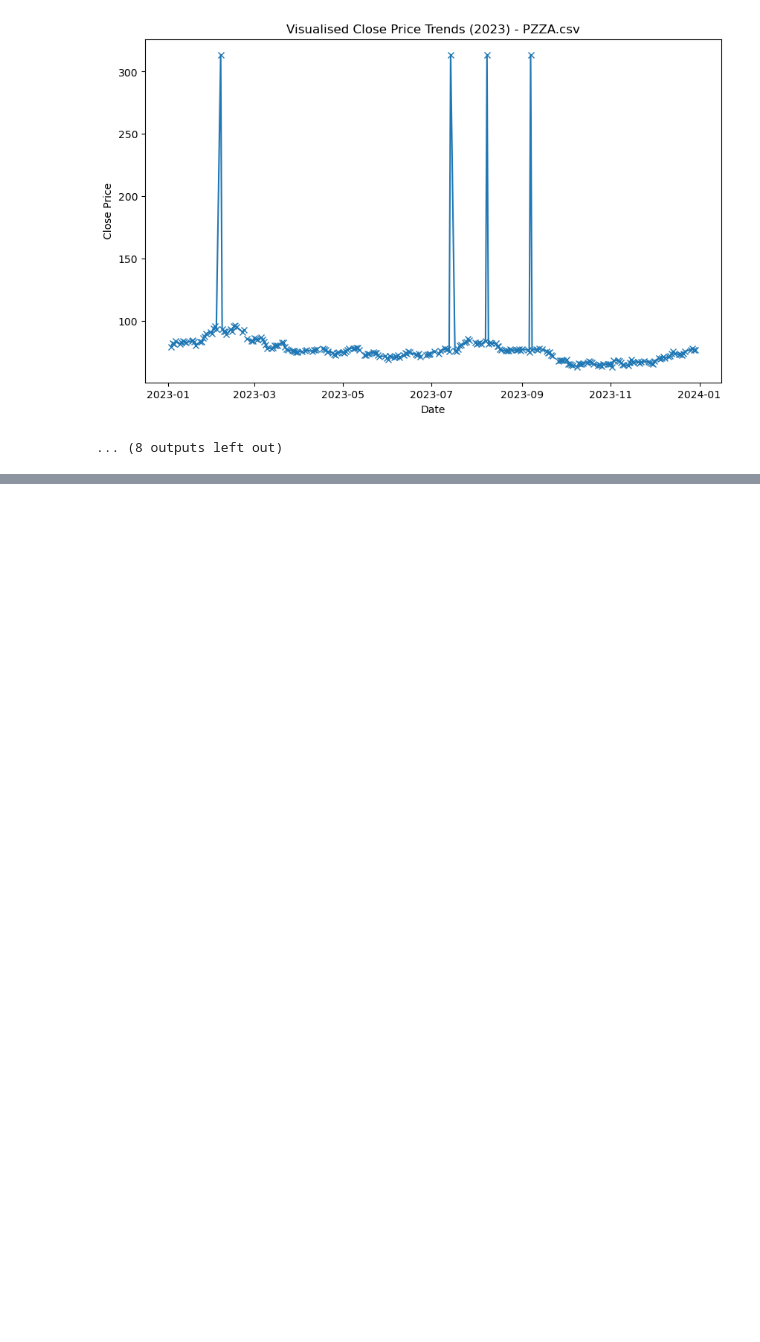
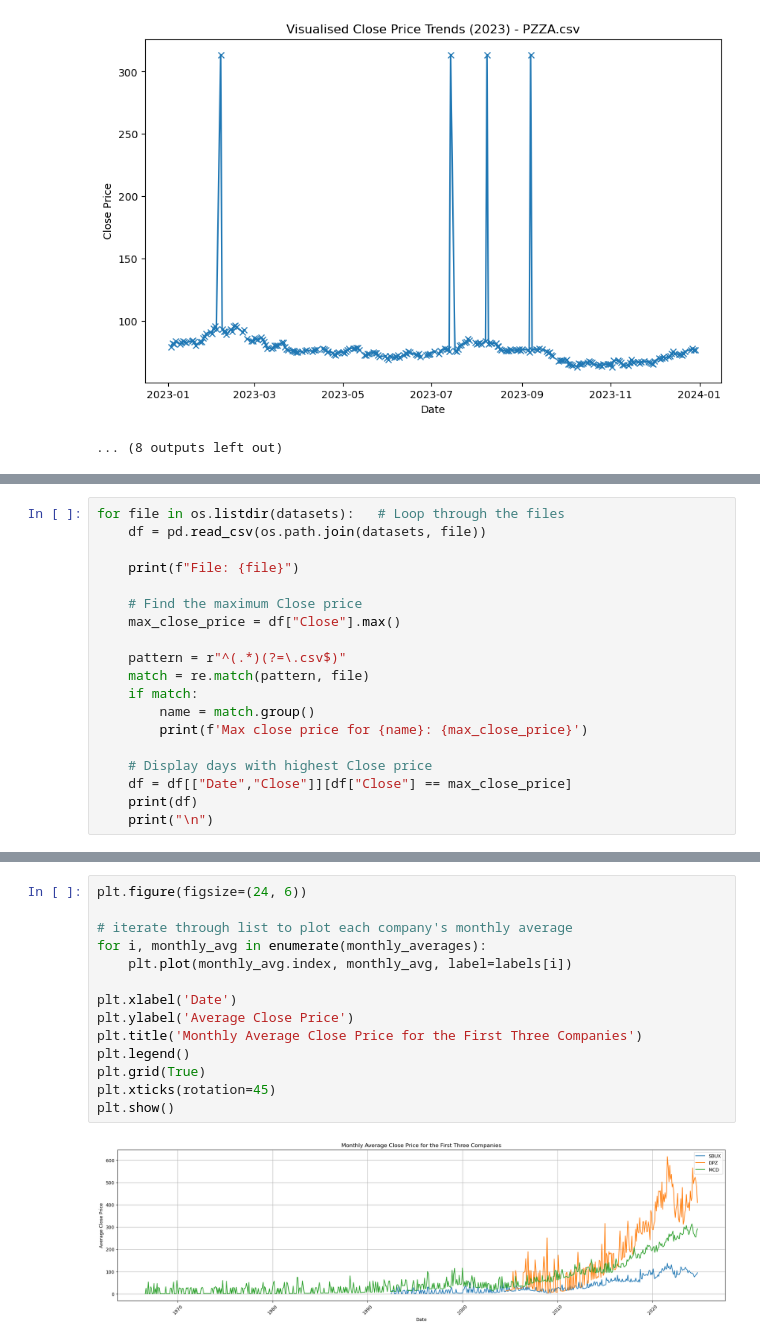
Before and after one commit to Ricksuarez29/Final_Project_PDS_G12, a Jupyter notebook: Final_project_Group_12.ipynb, the cells around one changed output, grey strips where cells are left out. Cells and saved outputs as stored; diff of their text form; blank space fills up the shorter version.

```diff
--- a/Final_project_Group_12.ipynb
+++ b/Final_project_Group_12.ipynb
@@ -82,0 +86,19 @@ File: PZZA.csv
+# %%
+for file in os.listdir(datasets):   # Loop through the files
+    df = pd.read_csv(os.path.join(datasets, file))
+
+    print(f"File: {file}")
+
+    # Find the maximum Close price
+    max_close_price = df["Close"].max()
+
+    pattern = r"^(.*)(?=\.csv$)"
+    match = re.match(pattern, file)
+    if match:
+        name = match.group()
+        print(f'Max close price for {name}: {max_close_price}')
+
+    # Display days with highest Close price
+    df = df[["Date","Close"]][df["Close"] == max_close_price]
+    print(df)
+    print("\n")
@@ -82,0 +177,16 @@ File: PZZA.csv
+# %%
+plt.figure(figsize=(24, 6))
+
+# iterate through list to plot each company's monthly average
+for i, monthly_avg in enumerate(monthly_averages):
+    plt.plot(monthly_avg.index, monthly_avg, label=labels[i])
+
+plt.xlabel('Date')
+plt.ylabel('Average Close Price')
+plt.title('Monthly Average Close Price for the First Three Companies')
+plt.legend()
+plt.grid(True)
+plt.xticks(rotation=45)
+plt.show()
+# %% [output]
+[figure, added]
```
Also changed, not shown: parts of 5 cells of this notebook.
